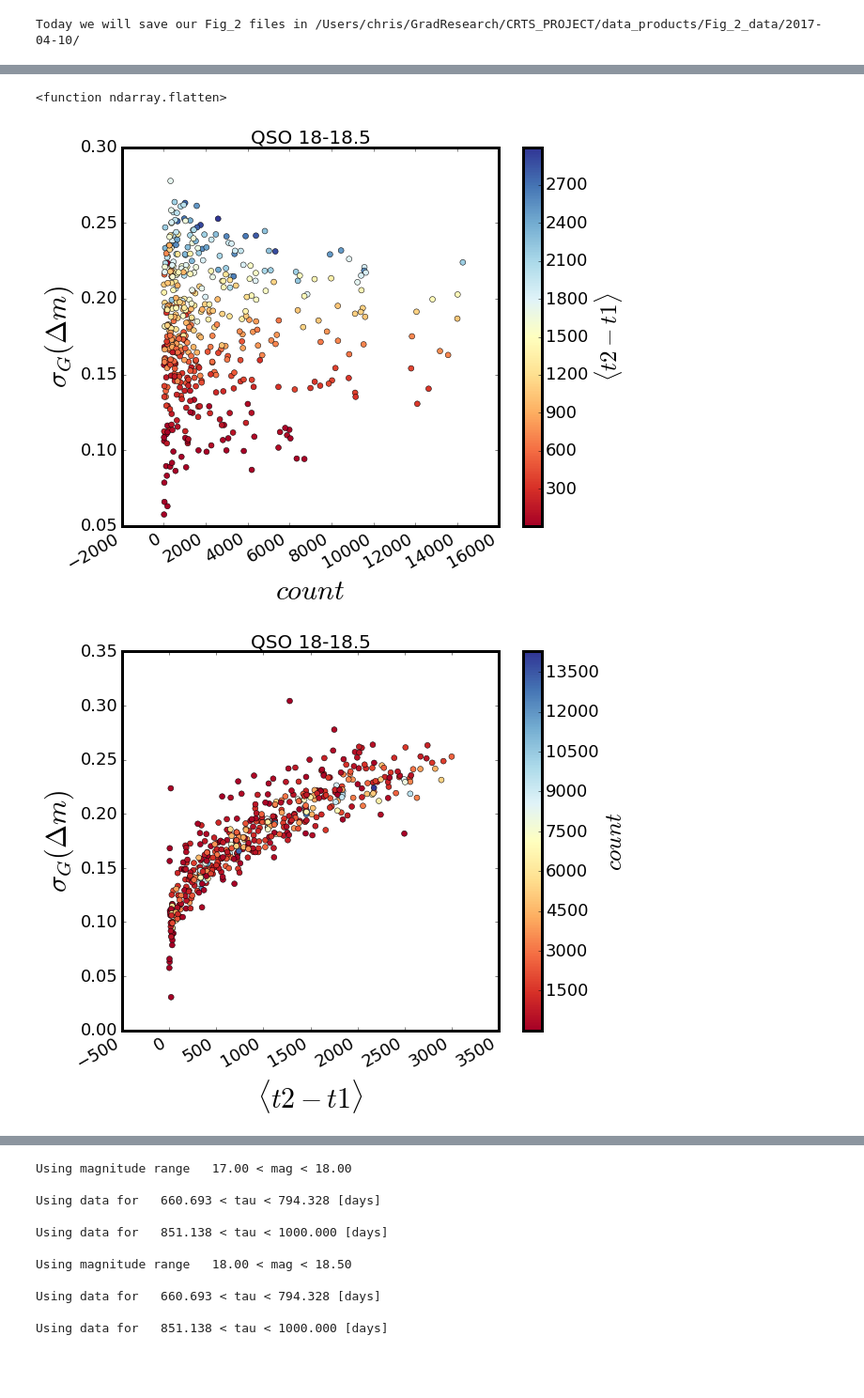
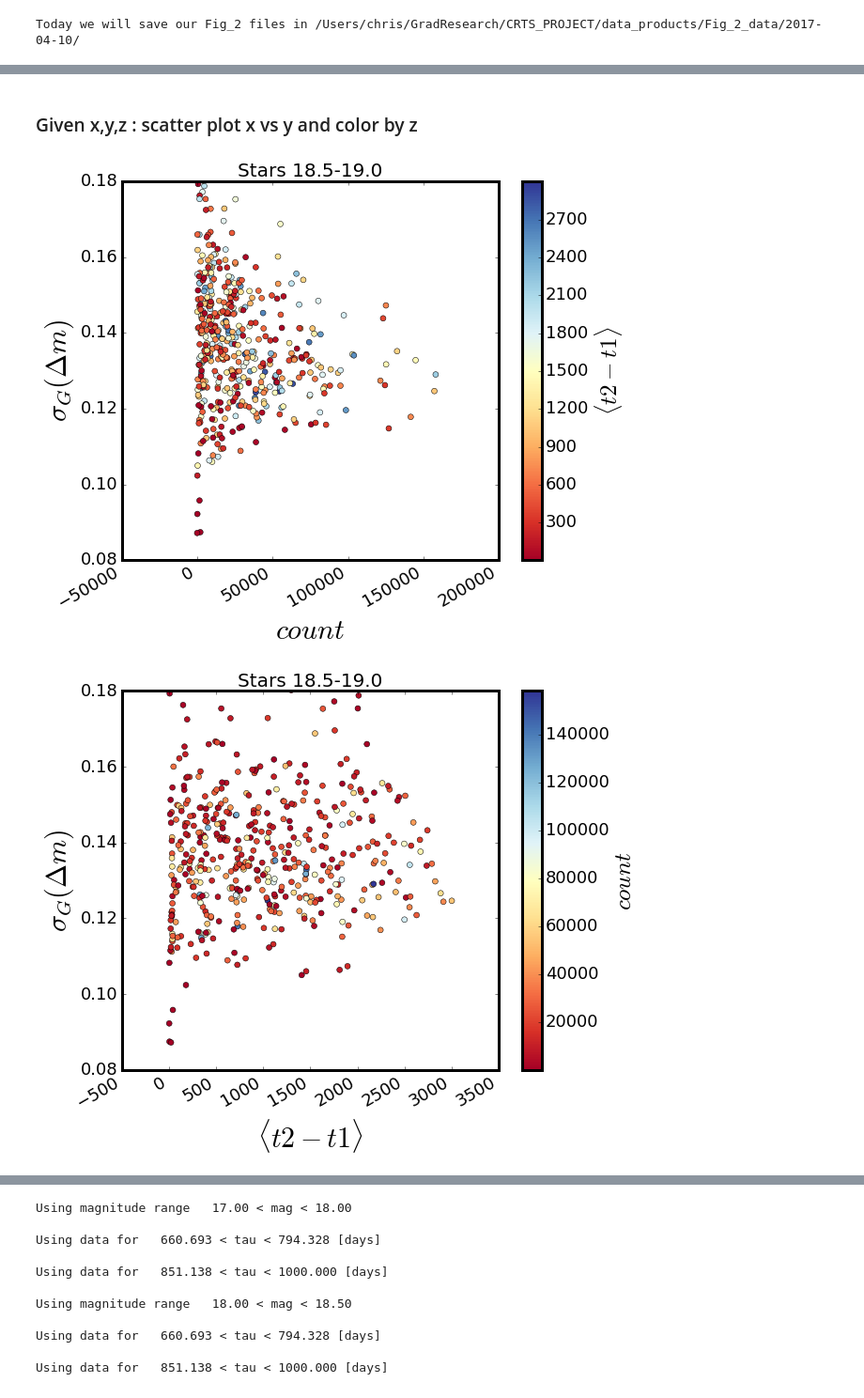
Before and after one commit to suberlak/CRTS_PROJECT, a Jupyter notebook: D_Fig_2_CRTS_sel_r_cut.ipynb, the cells around one changed output, grey strips where cells are left out. Shown at 94% size. Cells and saved outputs as stored; diff of their text form; code cells hidden in the pictures; blank space fills up the shorter version.

```diff
--- a/D_Fig_2_CRTS_sel_r_cut.ipynb
+++ b/D_Fig_2_CRTS_sel_r_cut.ipynb
@@ -662,21 +662,12 @@ for i in range(len(Min_arr)):
 
     print('\nUsing now only lightcurves with SDSS  %f< %s < %f' % (Min, mag, Max))
 
-        #good_ids_S_blue = mod.cut_stars(star_cat = star_cat,mMin = Min, mMax=Max, mErrMax = 0.3, gi_Min = -1,
-    #                                      gi_Max=1, cut_mag=mag + '_mMed')
-
-    #good_ids_S_red = mod.cut_stars(star_cat = star_cat,mMin = Min, mMax=Max, mErrMax = 0.3, gi_Min = 1,
-    #                                   gi_Max=3, cut_mag=mag + '_mMed' )
-
     good_ids_QSO = mod.cut_qso(qso_cat=qso_cat, mMin = Min, mMax=Max, mErrMax = 0.3,
                            cut_mag=mag)
 
     # 2) for these objects,  read in the xi, ei, tau  points ...
-    #out_dic[Min]= mod.fast_read_xi_ei(inDirStars,  inDirQSO, good_ids_S_blue, good_ids_S_red, good_ids_QSO)
-
     # read only qso...
-
-    out_dic[Min]= mod.fast_read_xi_ei(inDirStars,  inDirQSO, good_ids_QSO=good_ids_QSO, detailed=True)
+    out_dic[Min]= mod.faster_read_xi_ei(inDirSF = inDirQSO, good_ids=good_ids_QSO, detailed=True)
 # %% [output]
 Using now only lightcurves with SDSS  18.000000< r < 18.500000
 
@@ -731,7 +722,7 @@ for i in range(len(Min_arr)):
                                           gi_Max=3, cut_mag=mag + '_mMed')
 
     # call these stars blue for the purpose of this routine, but it really doesn't matter ..
-    out_dic[Min]= mod.fast_read_xi_ei(inDirStars,  inDirQSO, good_ids_S_blue = good_ids_stars, detailed=True)
+    out_dic[Min]= mod.faster_read_xi_ei(inDirSF =inDirStars,  good_ids = good_ids_stars, detailed=True)
 # %% [output]
 Using now only lightcurves with SDSS  18.000000< r < 18.500000
 
@@ -866,14 +902,16 @@ Saved as /Users/chris/GradResearch/CRTS_PROJECT/data_products/Fig_2_data/2017-04
-# %%
-z_sigma.flatten
-# %% [output]
-<function ndarray.flatten>
+# %% [markdown]
+### Given x,y,z : scatter plot x vs y and color by z
 # %%
 # Grab x,y  pixel values when evaluating  sigmaG(z) per pixel,  and  count(x) per pixel
 
+# Plot the t1 vs t2...
+Min =  18.5
+Max = Min + 0.5
+pre = 'Stars'
+obj = 'starsB'
+yMin, yMax = 0.08, 0.18
 
-# Plot the t1 vs t2...
-Min =  18
-Max = Min + 0.5
+
 #tau_min_arr = [np.power(10,tau) for tau in [2.69,2.82, 2.93]]
 #tau_max_arr = [np.power(10,tau) for tau in [2.77, 2.9, 3.0 ]]
 
@@ -891,10 +929,10 @@ for i in range(len(tau_min_arr)):
     tau_min = tau_min_arr[i]
     tau_max = tau_max_arr[i]
 
-    mask_in = (tau_min < out_dic[Min]['qso'][1]) * (out_dic[Min]['qso'][1] < tau_max)
-    t1  = out_dic[Min]['qso'][3][mask_in]
-    t2  = out_dic[Min]['qso'][4][mask_in]
-    xi  = out_dic[Min]['qso'][0][mask_in]
+    mask_in = (tau_min < out_dic[Min][obj][1]) * (out_dic[Min][obj][1] < tau_max)
+    t1  = out_dic[Min][obj][3][mask_in]
+    t2  = out_dic[Min][obj][4][mask_in]
+    xi  = out_dic[Min][obj][0][mask_in]
 
 
     x = np.append(x, t1)
@@ -925,37 +963,41 @@ z_t2t1 = z_t2t1.flatten()
 
 # Given three pieces of information per bin :
 # sigmaG(delta_mag) ,   mean(t2-t1)  , count ,
 # can plot x vs y, and color by z
 
 fig,ax = plt.subplots(1,1, figsize=(9,8))
 cm = plt.cm.get_cmap('RdYlBu')
 sc = ax.scatter(z_count, z_sigmaG, lw=0.5, c =z_t2t1 , s=35, cmap = cm )
 cbar = plt.colorbar(sc)
 cbar.set_label(r'$\langle t2-t1 \rangle$', fontsize=25)
 
+
+
 fig.autofmt_xdate()
-ax.set_title('QSO '+str(Min)+'-'+str(Min+0.5), fontsize=20)
+ax.set_title( pre+ ' '+str(Min)+'-'+str(Min+0.5), fontsize=20)
 ax.set_xlabel(r'$count$')
 ax.set_ylabel(r'$\sigma_{G}(\Delta m)$')
-ax.set_ylim(0.05,0.3)
-title = 'QSO_'+str(Min)+'-'+str(Max)+'sigmaG-count.png'
+ax.set_ylim(yMin, yMax)
+#ax.set_xlim(-100, )
+title = pre+'_'+str(Min)+'-'+str(Max)+'sigmaG-count.png'
 plt.savefig(outDir +title, bbox_inches = 'tight')
 plt.show()
 
 
 fig,ax = plt.subplots(1,1, figsize=(9,8))
 sc = ax.scatter(z_t2t1, z_sigmaG, lw=0.5, c = z_count, s=35, cmap=cm)
 cbar = plt.colorbar(sc)
 cbar.set_label(r'$ count $', fontsize=25)
 
 
 fig.autofmt_xdate()
-ax.set_title('QSO '+str(Min)+'-'+str(Min+0.5), fontsize=20)
+ax.set_title(pre+' '+str(Min)+'-'+str(Min+0.5), fontsize=20)
 ax.set_xlabel(r'$\langle t2-t1  \rangle $')
 ax.set_ylabel(r'$\sigma_{G}(\Delta m)$')
-title = 'QSO_'+str(Min)+'-'+str(Max)+'sigmaG-t1-t2.png'
+ax.set_ylim(yMin, yMax)
+title = pre+'_'+str(Min)+'-'+str(Max)+'sigmaG-t1-t2.png'
 plt.savefig(outDir +title, bbox_inches = 'tight')
 plt.show()
 # %% [output]
-[figure, old version]
+[figure, new version]
-[figure, old version]
+[figure, new version]
```
Also changed, not shown: parts of 11 cells of this notebook.
